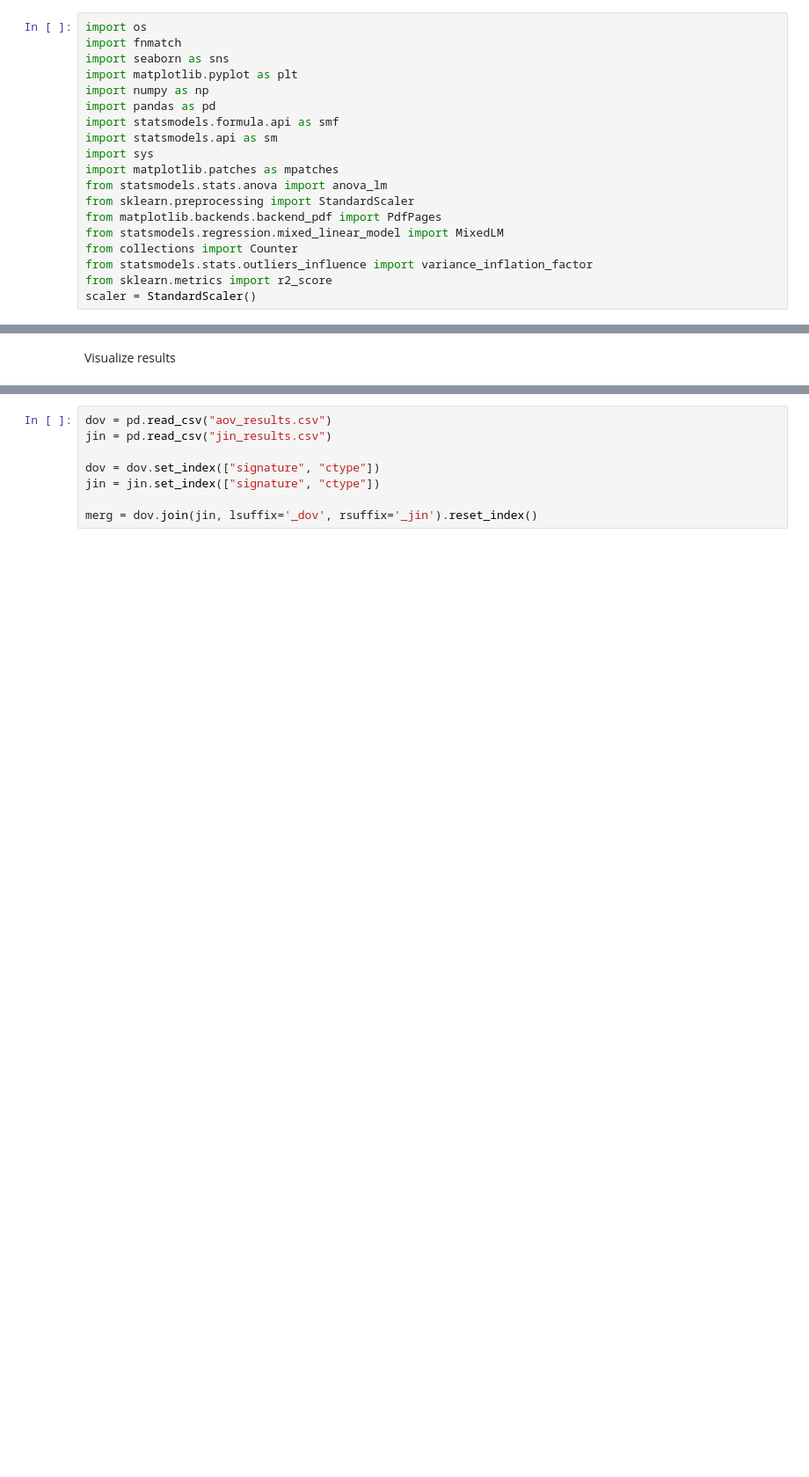
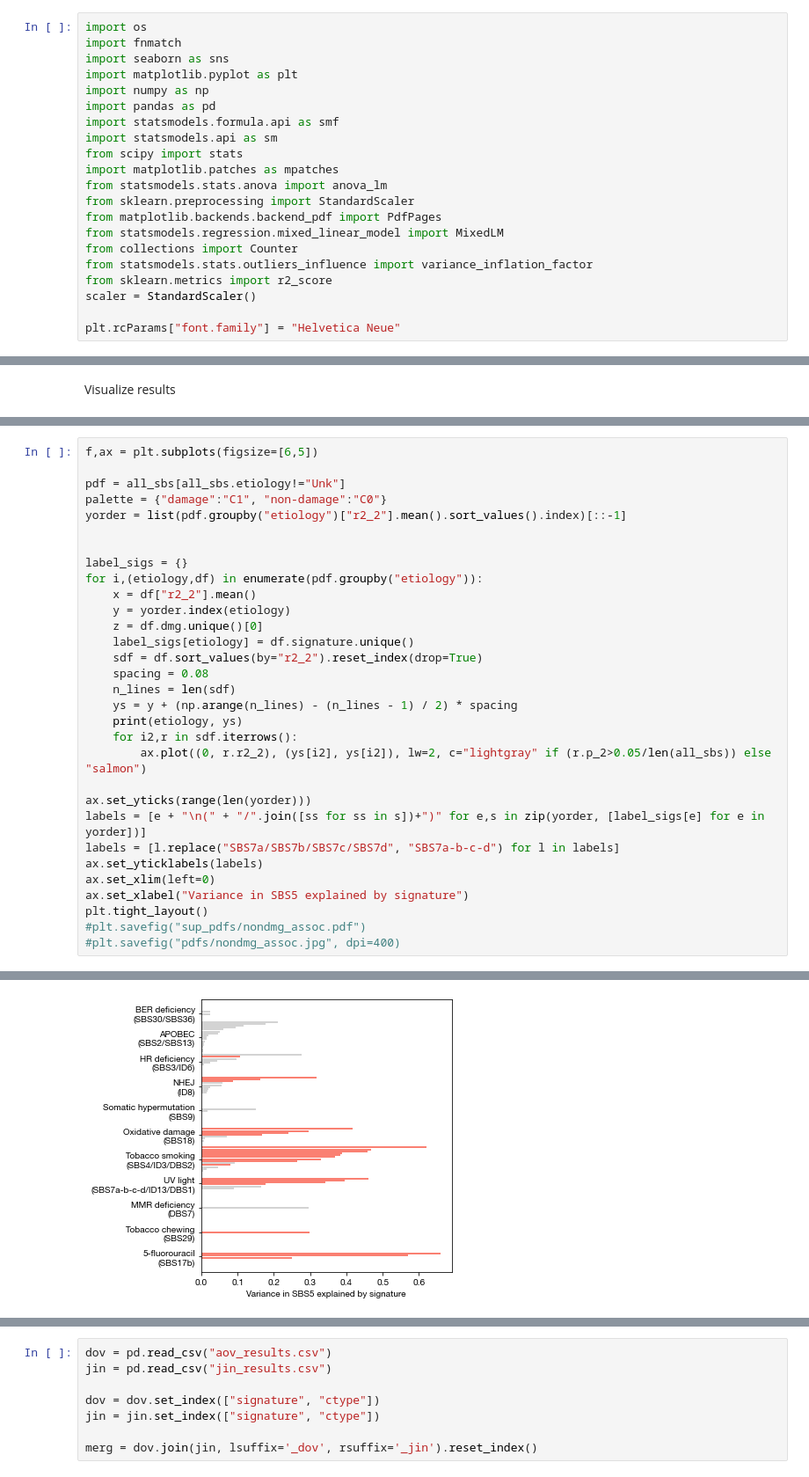
Before and after one commit to n-t-n-el/sbs5, a Jupyter notebook: notebooks/fig3.ipynb, the cells around one changed output, grey strips where cells are left out. Shown at 88% size. Saved outputs shown, nothing was run; the diff lists cells and outputs as text; blank space fills up the shorter version.

```diff
--- a/notebooks/fig3.ipynb
+++ b/notebooks/fig3.ipynb
@@ -7,7 +7,7 @@ import numpy as np
 import pandas as pd
 import statsmodels.formula.api as smf
 import statsmodels.api as sm
-import sys
+from scipy import stats
 import matplotlib.patches as mpatches
 from statsmodels.stats.anova import anova_lm
 from sklearn.preprocessing import StandardScaler
@@ -17,6 +17,8 @@ from collections import Counter
 from statsmodels.stats.outliers_influence import variance_inflation_factor
 from sklearn.metrics import r2_score
 scaler = StandardScaler()
+
+plt.rcParams["font.family"] = "Helvetica Neue"
 # %%
 import session_info
 session_info.show()
@@ -274,0 +213,32 @@ dtype: int64
+# %%
+f,ax = plt.subplots(figsize=[6,5])
+
+pdf = all_sbs[all_sbs.etiology!="Unk"]
+palette = {"damage":"C1", "non-damage":"C0"}
+yorder = list(pdf.groupby("etiology")["r2_2"].mean().sort_values().index)[::-1]
+
+
+label_sigs = {}
+for i,(etiology,df) in enumerate(pdf.groupby("etiology")):
+    x = df["r2_2"].mean()
+    y = yorder.index(etiology)
+    z = df.dmg.unique()[0]
+    label_sigs[etiology] = df.signature.unique()
+    sdf = df.sort_values(by="r2_2").reset_index(drop=True)
+    spacing = 0.08
+    n_lines = len(sdf)
+    ys = y + (np.arange(n_lines) - (n_lines - 1) / 2) * spacing
+    print(etiology, ys)
+    for i2,r in sdf.iterrows():
+        ax.plot((0, r.r2_2), (ys[i2], ys[i2]), lw=2, c="lightgray" if (r.p_2>0.05/len(all_sbs)) else "salmon")
+
+ax.set_yticks(range(len(yorder)))
+labels = [e + "\n(" + "/".join([ss for ss in s])+")" for e,s in zip(yorder, [label_sigs[e] for e in yorder])]
+labels = [l.replace("SBS7a/SBS7b/SBS7c/SBS7d", "SBS7a-b-c-d") for l in labels]
+ax.set_yticklabels(labels)
+ax.set_xlim(left=0)
+ax.set_xlabel("Variance in SBS5 explained by signature")
+plt.tight_layout()
+#plt.savefig("sup_pdfs/nondmg_assoc.pdf")
+#plt.savefig("pdfs/nondmg_assoc.jpg", dpi=400)
+# %% [output]
@@ -274,0 +257 @@ dtype: int64
+[figure, added]
```
Also changed, not shown: parts of 31 cells of this notebook, 9 other files.
